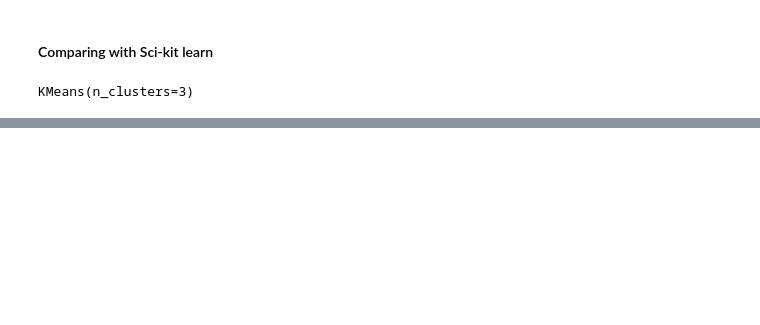
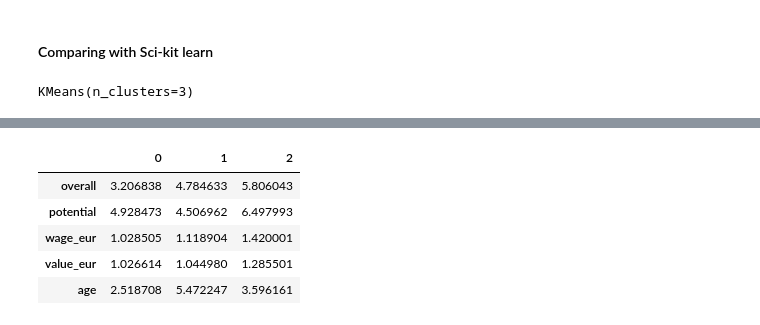
Before and after one commit to robinyUArizona/KMean-Clustering-from-Scratch, a Jupyter notebook: notebooks/kmeans-from-scratch.ipynb, the cells around one changed output, grey strips where cells are left out. Cells and saved outputs as stored; diff of their text form; code cells hidden in the pictures; blank space fills up the shorter version.

```diff
--- a/notebooks/kmeans-from-scratch.ipynb
+++ b/notebooks/kmeans-from-scratch.ipynb
@@ -242,3 +338,13 @@ pd.DataFrame(kmeans.cluster_centers_, columns=features).T
+# %%
+centroids_custom = kmeans_custom.get_centroids()
+pd.DataFrame(centroids_custom)
+# %% [output]
+|  | 0 | 1 | 2 |
+| overall | 3.206838 | 4.784633 | 5.806043 |
+| potential | 4.928473 | 4.506962 | 6.497993 |
+| wage_eur | 1.028505 | 1.118904 | 1.420001 |
+| value_eur | 1.026614 | 1.044980 | 1.285501 |
+| age | 2.518708 | 5.472247 | 3.596161 |
 # %%
 centroids
 # %% [output]
```
Also changed, not shown: parts of 19 cells of this notebook.
